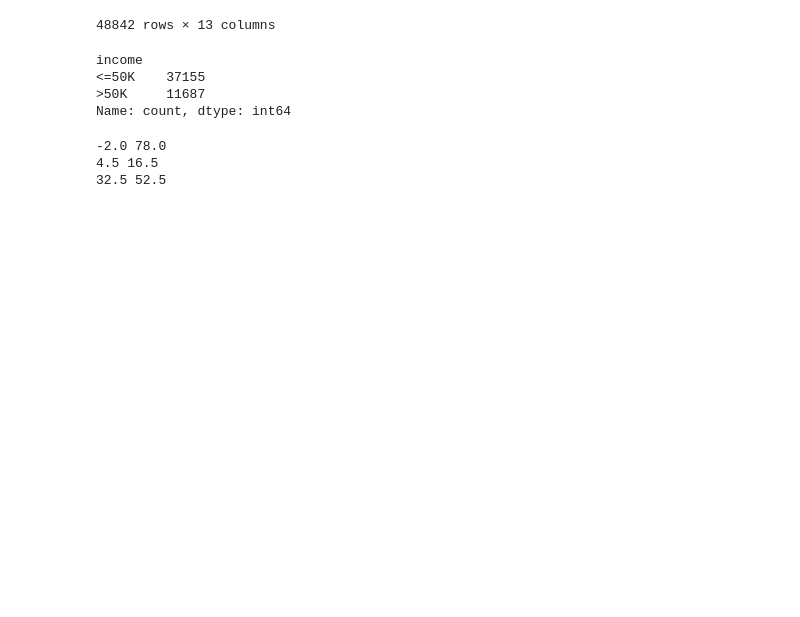
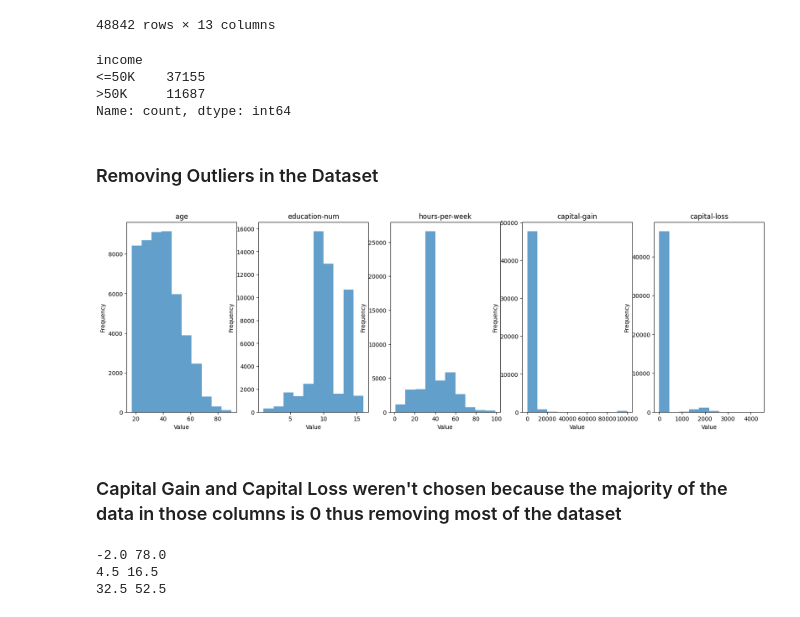
Before and after one commit to Imanjith/machineLearningCW, a Jupyter notebook: main.ipynb, the cells around one changed output. Cells and saved outputs as stored; diff of their text form; code cells hidden in the pictures; blank space fills up the shorter version.

```diff
--- a/main.ipynb
+++ b/main.ipynb
@@ -198,6 +199,28 @@ income
 <=50K    37155
 >50K     11687
 Name: count, dtype: int64
+# %% [markdown]
+### Removing Outliers in the Dataset
+# %%
+def plot(columnName, index):
+    plt.subplot(1, 5, index)
+    plt.hist(X[columnName], alpha=0.7)
+    plt.title(columnName)
+    plt.xlabel('Value')
+    plt.ylabel('Frequency')
+
+plt.figure(figsize=(20, 6))
+
+plot("age", 1)
+plot("education-num", 2)
+plot("hours-per-week", 3)
+plot("capital-gain", 4)
+plot("capital-loss", 5)
+
+
+plt.show()
+# %% [output]
+[figure, added]
 # %%
 def removeOutliers(columnName,X):
     X1 = X[columnName].quantile(0.25)
@@ -208,6 +231,8 @@ def removeOutliers(columnName,X):
     print(lower_limit, upper_limit)
     X_updated = X[(X[columnName]>lower_limit)&(X[columnName]<upper_limit)]
     return X_updated
+# %% [markdown]
+### Capital Gain and Capital Loss weren't chosen because the majority of the data in those columns is 0 thus removing most of the dataset
 # %%
 X = removeOutliers("age",X)
 X = removeOutliers("education-num",X)
```
Also changed, not shown: parts of 10 cells of this notebook.
